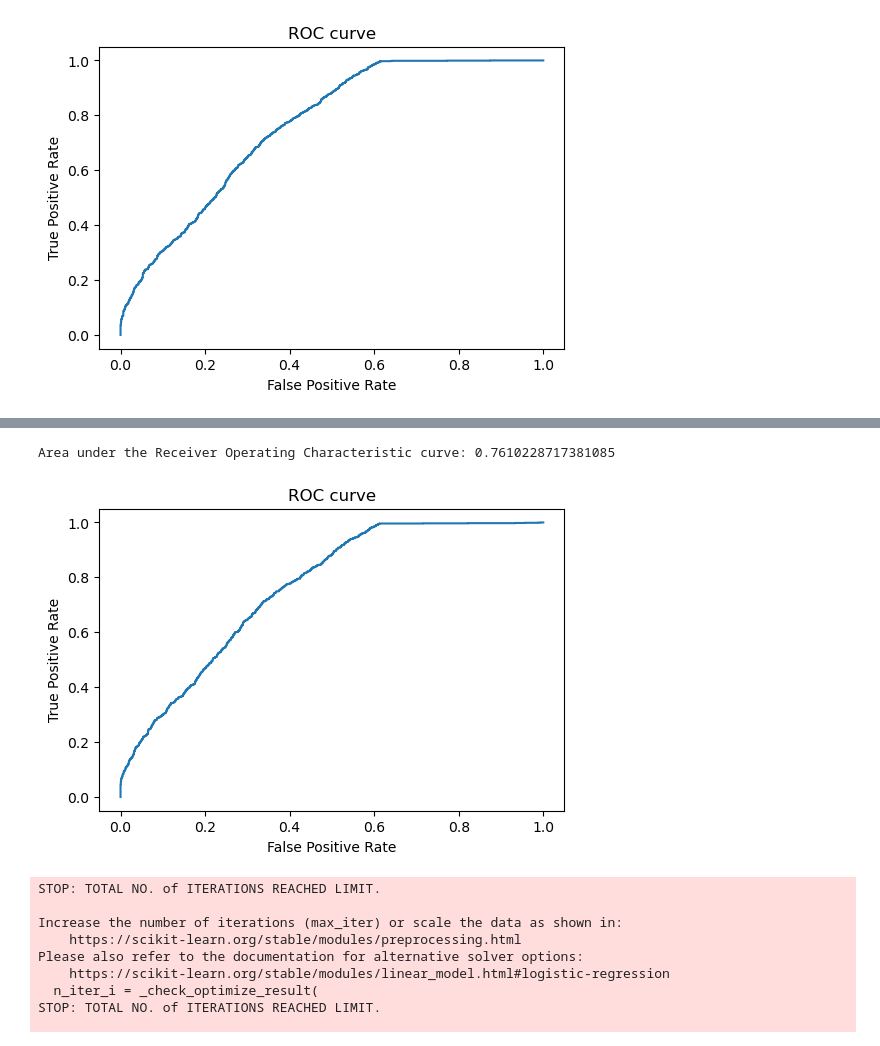
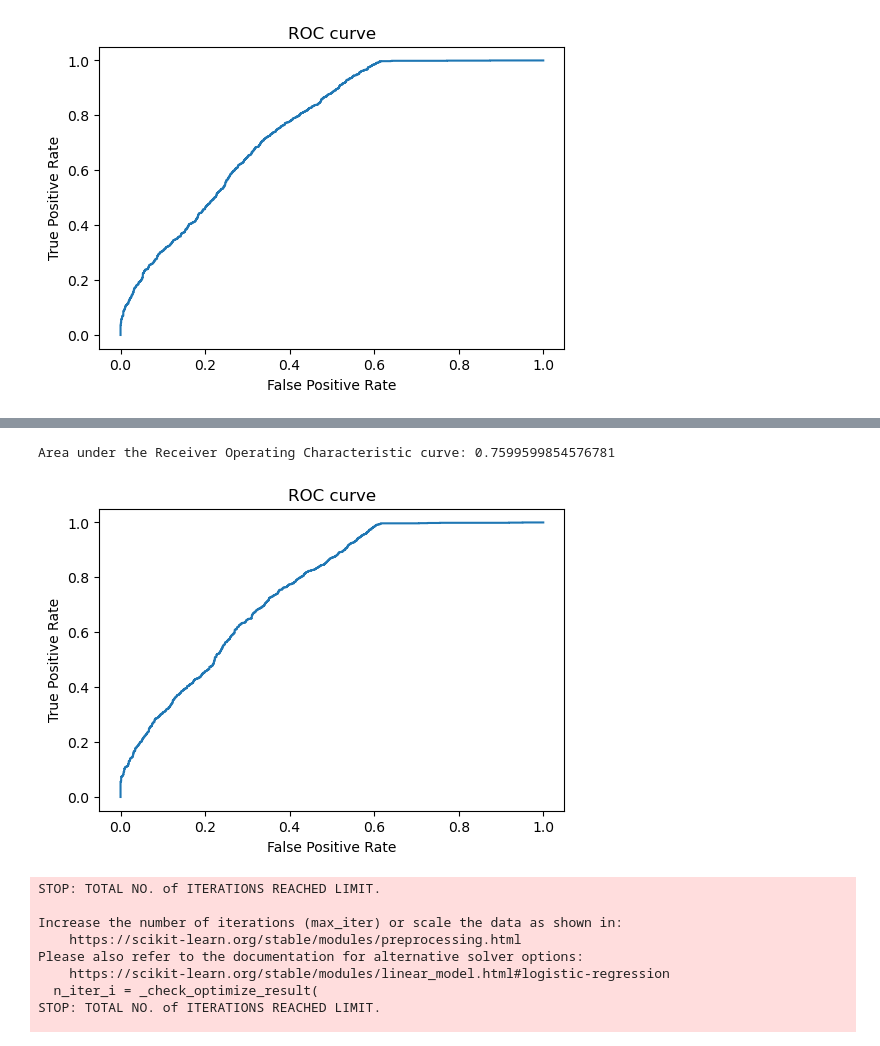
Before and after one commit to COGS118A/Group019-Sp22, a Jupyter notebook: Final_results.ipynb, the cells around one changed output, grey strips where cells are left out. Saved outputs shown, nothing was run; the diff lists cells and outputs as text; code cells hidden in the pictures.

```diff
--- a/Final_results.ipynb
+++ b/Final_results.ipynb
@@ -312,0 +286,15 @@ Fitting 5 folds for each of 32 candidates, totalling 160 fits
+# %%
+scaler = StandardScaler()
+imp = SimpleImputer(missing_values=np.nan, strategy='mean')
+logistic = LogisticRegression()
+
+pipe = Pipeline(steps=[("scaler", scaler), ("imputer", imp), ("logistic", logistic)])
+
+params = {
+    'logistic__solver' : ["saga", "lbfgs", "newton-cg"],
+    'logistic__penalty' : ["l2"],
+    'logistic__C': [0.01, 0.1, 1, 10]
+}
+
+gscv = GridSearchCV(pipe, param_grid= params, n_jobs= -1, cv= 4, scoring= 'recall', error_score='raise')
+result = gscv.fit(X_train, y_train)
@@ -357,20 +369,20 @@ weighted avg       0.78      0.71      0.68      2944
 # %%
-fpr = roc_curve(y_test, clf.predict_proba(X_test)[:,1])[0]  # false positive rate
-tpr = roc_curve(y_test, clf.predict_proba(X_test)[:,1])[1]  # true positive rate
-roc_auc = roc_auc_score(y_test, clf.predict_proba(X_test)[:,1])
+fpr = roc_curve(y_test, result.predict_proba(X_test)[:,1])[0]  # false positive rate
+tpr = roc_curve(y_test, result.predict_proba(X_test)[:,1])[1]  # true positive rate
+roc_auc = roc_auc_score(y_test, result.predict_proba(X_test)[:,1])
 
 # plotting the ROC curve
 plt.figure(dpi=100)
 plt.plot(fpr, tpr)
 plt.title('ROC curve')
 plt.xlabel('False Positive Rate')
 plt.ylabel('True Positive Rate')
 
 print('Area under the Receiver Operating Characteristic curve:',
       roc_auc)
 # %% [output]
-Area under the Receiver Operating Characteristic curve: 0.7610228717381085
+Area under the Receiver Operating Characteristic curve: 0.7599599854576781
-[figure, old version]
+[figure, new version]
 # %%
 from sklearn import model_selection
 from sklearn.model_selection import KFold
```
Also changed, not shown: parts of 27 cells of this notebook.
